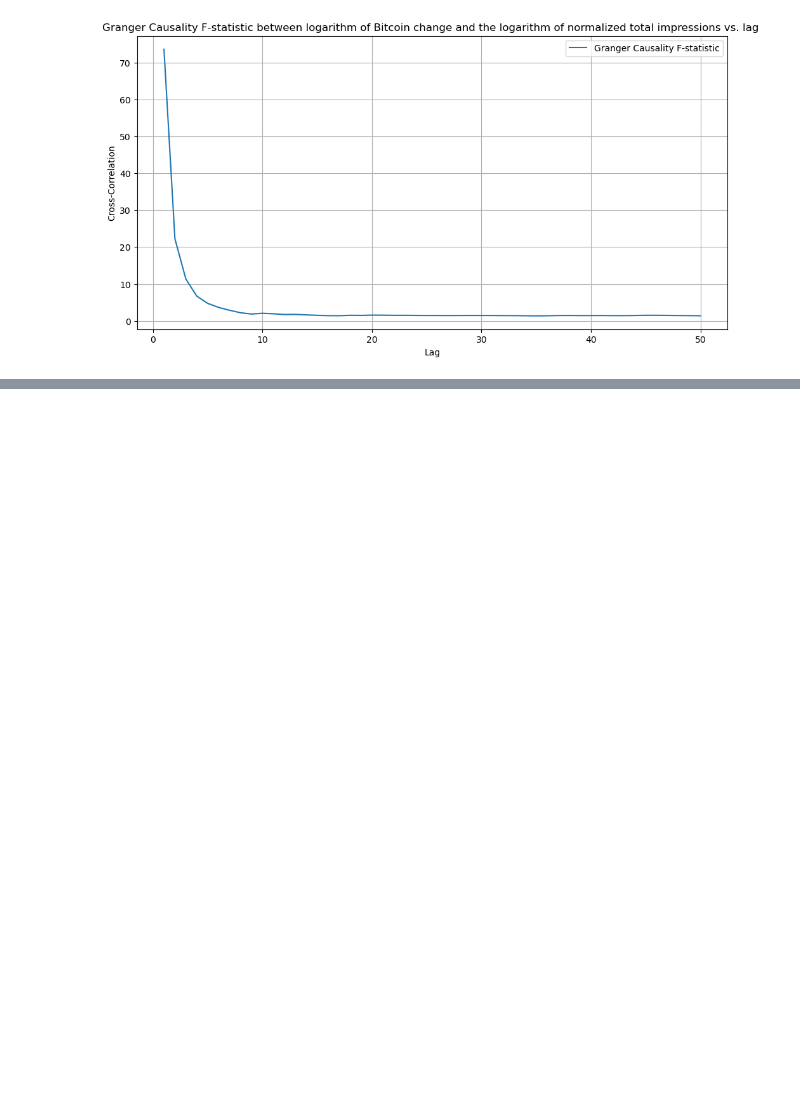
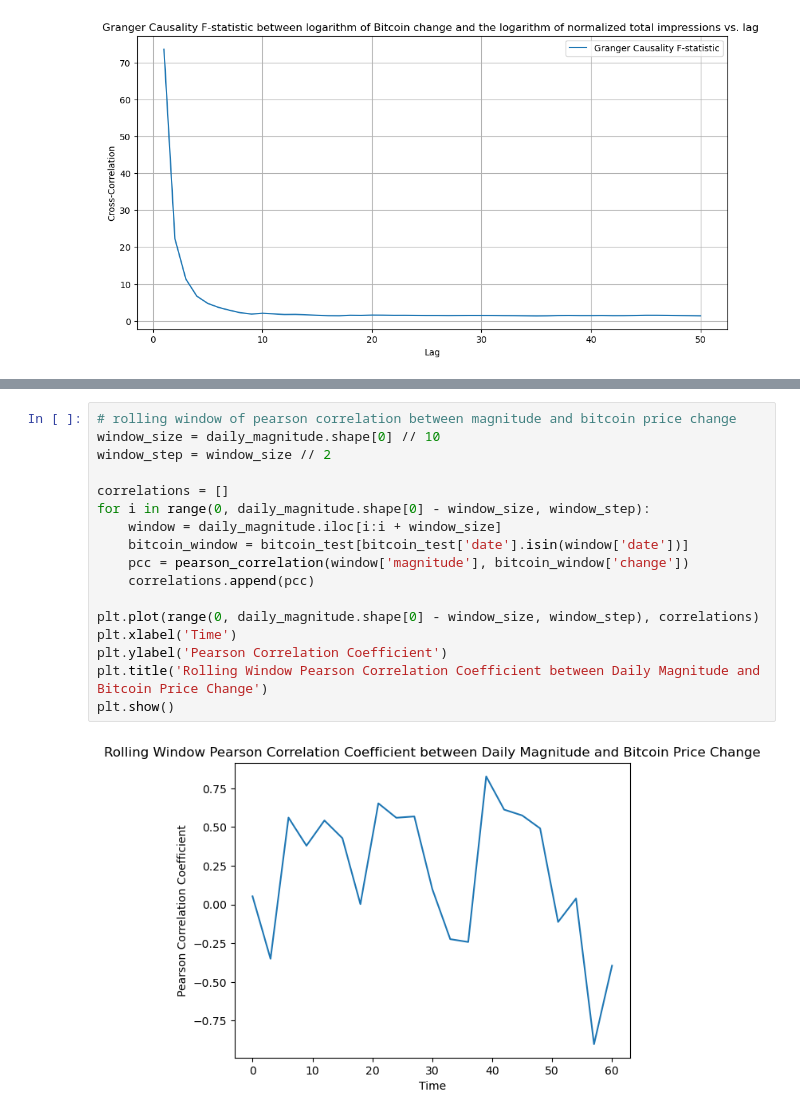
Before and after one commit to finn-prins/Scientific-Data-Analysis-Project, a Jupyter notebook: team_11.ipynb, the cells around one changed output, grey strips where cells are left out. Saved outputs shown, nothing was run; the diff lists cells and outputs as text; blank space fills up the shorter version.

```diff
--- a/team_11.ipynb
+++ b/team_11.ipynb
@@ -721,0 +765,19 @@ KeyError: 'sentiment'
+# %%
+# rolling window of pearson correlation between magnitude and bitcoin price change
+window_size = daily_magnitude.shape[0] // 10
+window_step = window_size // 2
+
+correlations = []
+for i in range(0, daily_magnitude.shape[0] - window_size, window_step):
+    window = daily_magnitude.iloc[i:i + window_size]
+    bitcoin_window = bitcoin_test[bitcoin_test['date'].isin(window['date'])]
+    pcc = pearson_correlation(window['magnitude'], bitcoin_window['change'])
+    correlations.append(pcc)
+
+plt.plot(range(0, daily_magnitude.shape[0] - window_size, window_step), correlations)
+plt.xlabel('Time')
+plt.ylabel('Pearson Correlation Coefficient')
+plt.title('Rolling Window Pearson Correlation Coefficient between Daily Magnitude and Bitcoin Price Change')
+plt.show()
+# %% [output]
+[figure, added]
```
Also changed, not shown: parts of 3 cells of this notebook.
